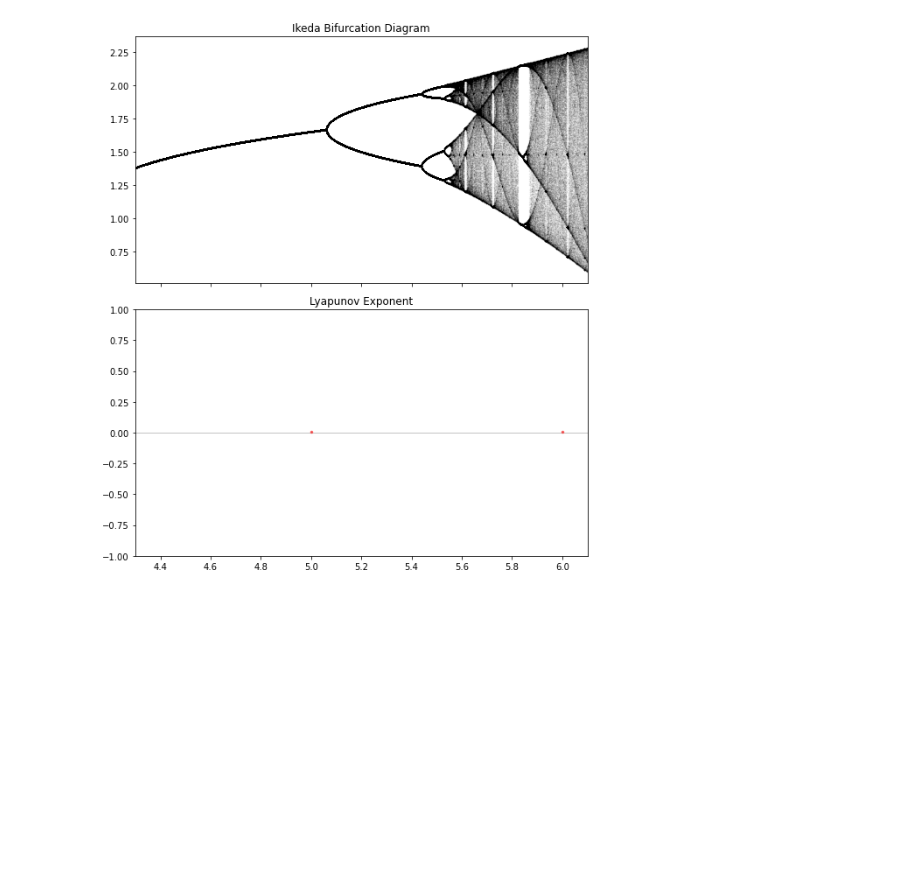
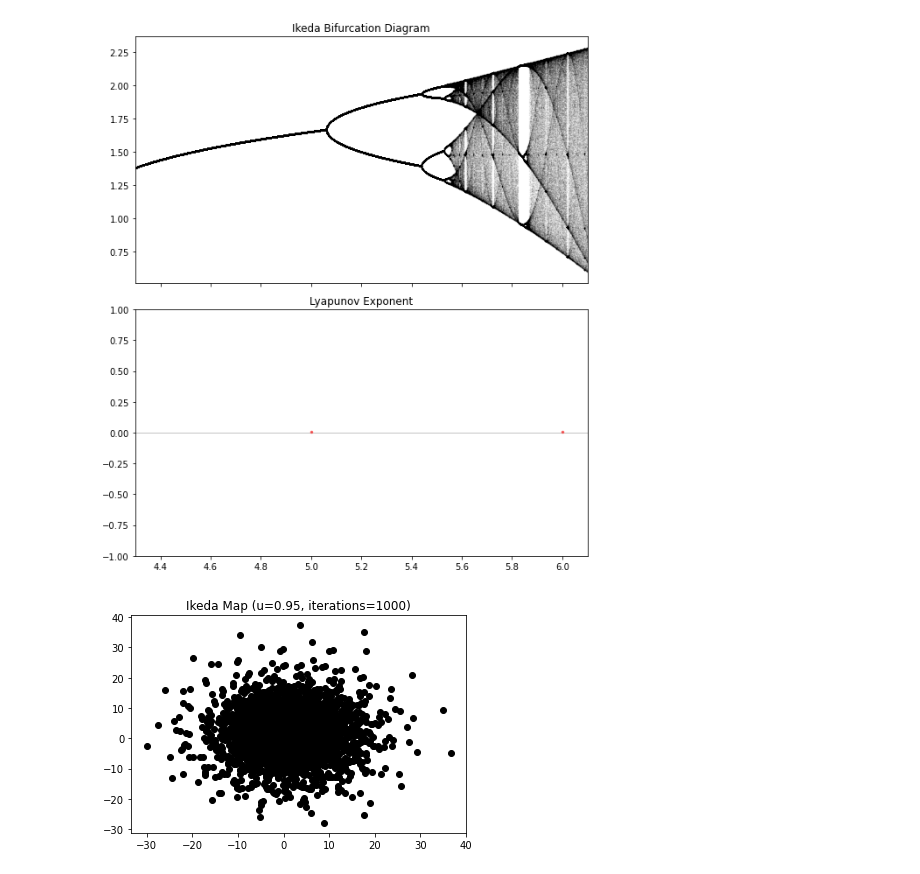
Before and after one commit to ihkim94/Ikeda, a Jupyter notebook: Ikeda_map.ipynb, the cells around one changed output. Cells and saved outputs as stored; diff of their text form; code cells hidden in the pictures; blank space fills up the shorter version.

```diff
--- a/Ikeda_map.ipynb
+++ b/Ikeda_map.ipynb
@@ -130,3 +151,97 @@ print(b)
 # %% [output]
 [4.3        4.30018002 4.30036004 ... 6.09963996 6.09981998 6.1       ]
 [figure]
+# %%
+import math
+
+import matplotlib.pyplot as plt
+import numpy as np
+
+
+def main(u, points=200, iterations=1000, nlim=20, limit=False, title=True):
+    """
+    Params
+        u:float
+            ikeda parameter
+        points:int
+            number of starting points
+        iterations:int
+            number of iterations
+        nlim:int
+            plot these many last points for 'limit' option. Will plot all points if set to zero
+        limit:bool
+            plot the last few iterations of random starting points if True. Else Plot trajectories.
+        title:[str, NoneType]
+            display the name of the plot if the value is affirmative
+    """
+
+    x = 10 * np.random.randn(points, 1)
+    y = 10 * np.random.randn(points, 1)
+
+    for n in range(points):
+        X = compute_ikeda_trajectory(u, x[n][0], y[n][0], iterations)
+
+        if limit:
+            plot_limit(X, nlim)
+            tx, ty = 2.5, -1.8
+
+        else:
+            plot_ikeda_trajectory(X)
+            tx, ty = -30, -26
+
+    plt.title(f"Ikeda Map ({u=:.2g}, {iterations=})") if title else None
+    return plt
+
+
+def compute_ikeda_trajectory(u, x, y, N):
+    """
+    Calculate a full trajectory
+    Params
+        u:float
+            is the ikeda parameter
+        x,y float:
+            coordinates of the starting point
+        N:int
+            the number of iterations
+    """
+    X = np.zeros((N, 2))
+
+    for n in range(N):
+        X[n] = np.array((x, y))
+
+        t = 0.4 - 6 / (1 + x ** 2 + y ** 2)
+        x1 = 1 + u * (x * math.cos(t) - y * math.sin(t))
+        y1 = u * (x * math.sin(t) + y * math.cos(t))
+
+        x = x1
+        y = y1
+
+    return X
+
+
+def plot_limit(X, n):
+    """
+    Plot the last n points of the curve - to see end point or limit cycle
+    Params
+        X:np.array
+            trajectory of an associated starting-point
+        n:int
+            number of "last" points to plot
+    """
+    plt.plot(X[-n:, 0], X[-n:, 1], 'ko')
+
+
+def plot_ikeda_trajectory(X):
+    """
+    Plot the whole trajectory
+    Params
+        X:np.array
+            trajectory of an associated starting-point
+    """
+    plt.plot(X[:,0], X[:, 1], 'k')
+
+
+if __name__ == '__main__':
+    main(.95, limit=True, nlim=0).show()
+# %% [output]
+[figure, added]
```
Also changed, not shown: parts of 2 cells of this notebook, 1 other file.
